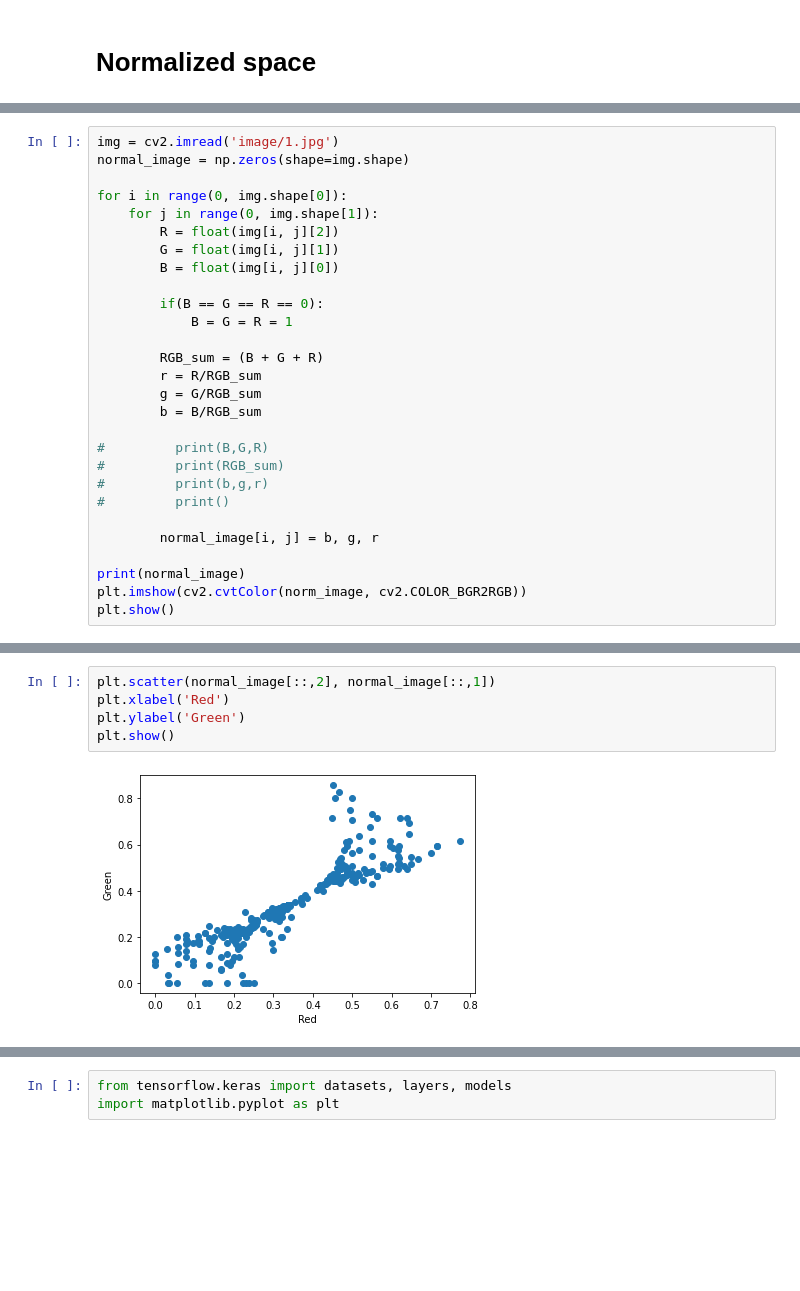
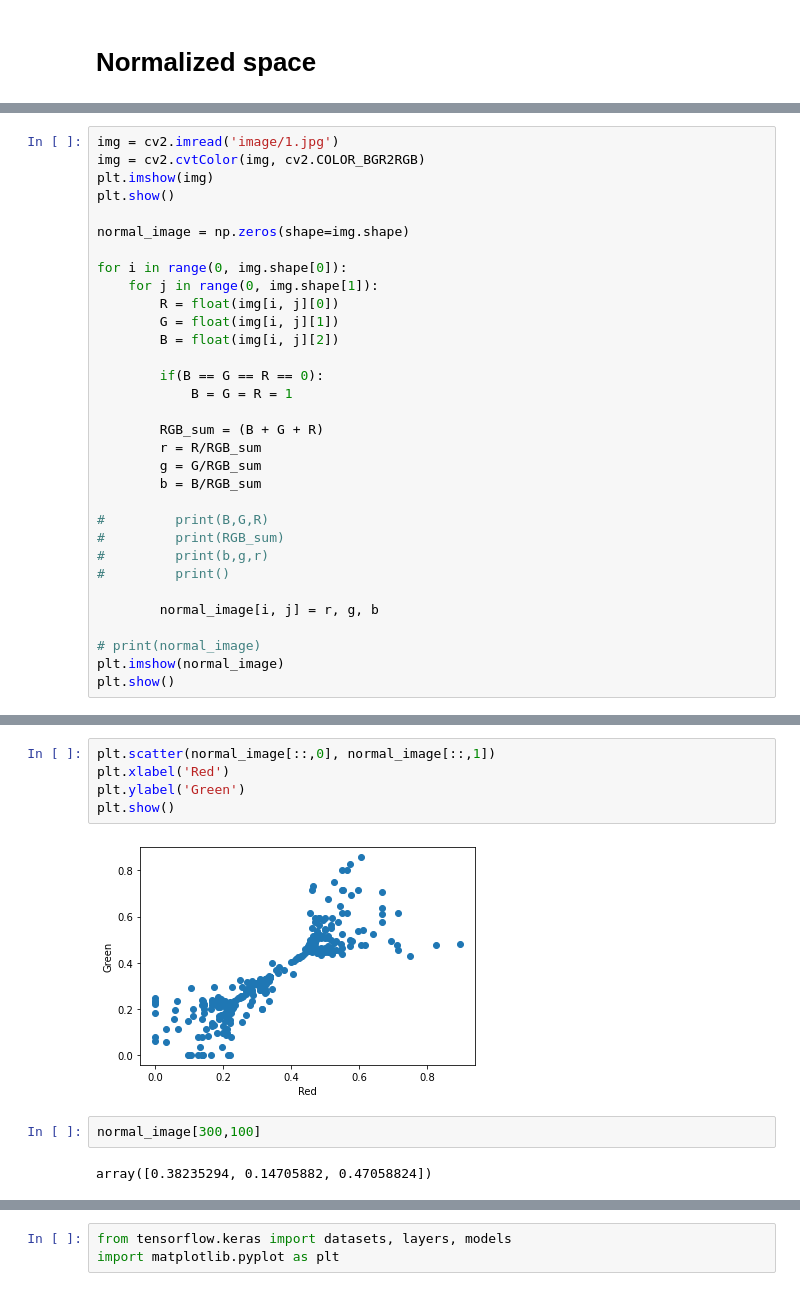
Before and after one commit to soheil647/Computer-Vision, a Jupyter notebook: Projects/NeuralNetwork_CNN_ColorMap/HW4.ipynb, the cells around one changed output, grey strips where cells are left out. Drawn from its saved outputs; the diff is of its cells as text; blank space fills up the shorter version.

```diff
--- a/Projects/NeuralNetwork_CNN_ColorMap/HW4.ipynb
+++ b/Projects/NeuralNetwork_CNN_ColorMap/HW4.ipynb
@@ -265,12 +303,16 @@ array([[[0.9843138 , 0.95294124, 0.9803922 ],
 # %%
 img = cv2.imread('image/1.jpg')
+img = cv2.cvtColor(img, cv2.COLOR_BGR2RGB)
+plt.imshow(img)
+plt.show()
+
 normal_image = np.zeros(shape=img.shape)
 
 for i in range(0, img.shape[0]):
     for j in range(0, img.shape[1]):
-        R = float(img[i, j][2])
+        R = float(img[i, j][0])
         G = float(img[i, j][1])
-        B = float(img[i, j][0])
+        B = float(img[i, j][2])
 
         if(B == G == R == 0):
             B = G = R = 1
@@ -285,9 +327,9 @@ for i in range(0, img.shape[0]):
 #         print(b,g,r)
 #         print()
 
-        normal_image[i, j] = b, g, r
+        normal_image[i, j] = r, g, b
 
-print(normal_image)
-plt.imshow(cv2.cvtColor(norm_image, cv2.COLOR_BGR2RGB))
+# print(normal_image)
+plt.imshow(normal_image)
 plt.show()
 # %% [output]
@@ -312,10 +338,14 @@ plt.show()
 # %%
-plt.scatter(normal_image[::,2], normal_image[::,1])
+plt.scatter(normal_image[::,0], normal_image[::,1])
 plt.xlabel('Red')
 plt.ylabel('Green')
 plt.show()
 # %% [output]
-[figure, old version]
+[figure, new version]
+# %%
+normal_image[300,100]
+# %% [output]
+array([0.38235294, 0.14705882, 0.47058824])
 # %%
 def extract_face(normal_image):
     mask = np.zeros(shape=normal_image.shape)
```
Also changed, not shown: parts of 25 cells of this notebook, 3 other files.
